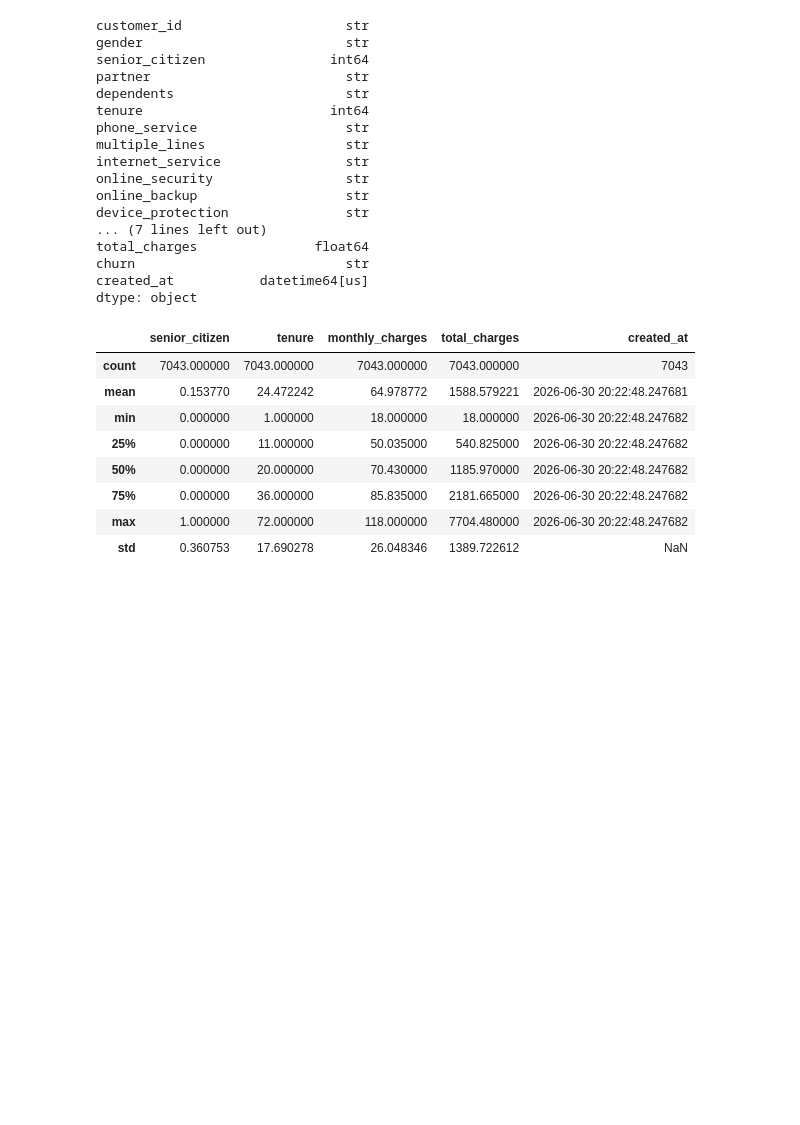
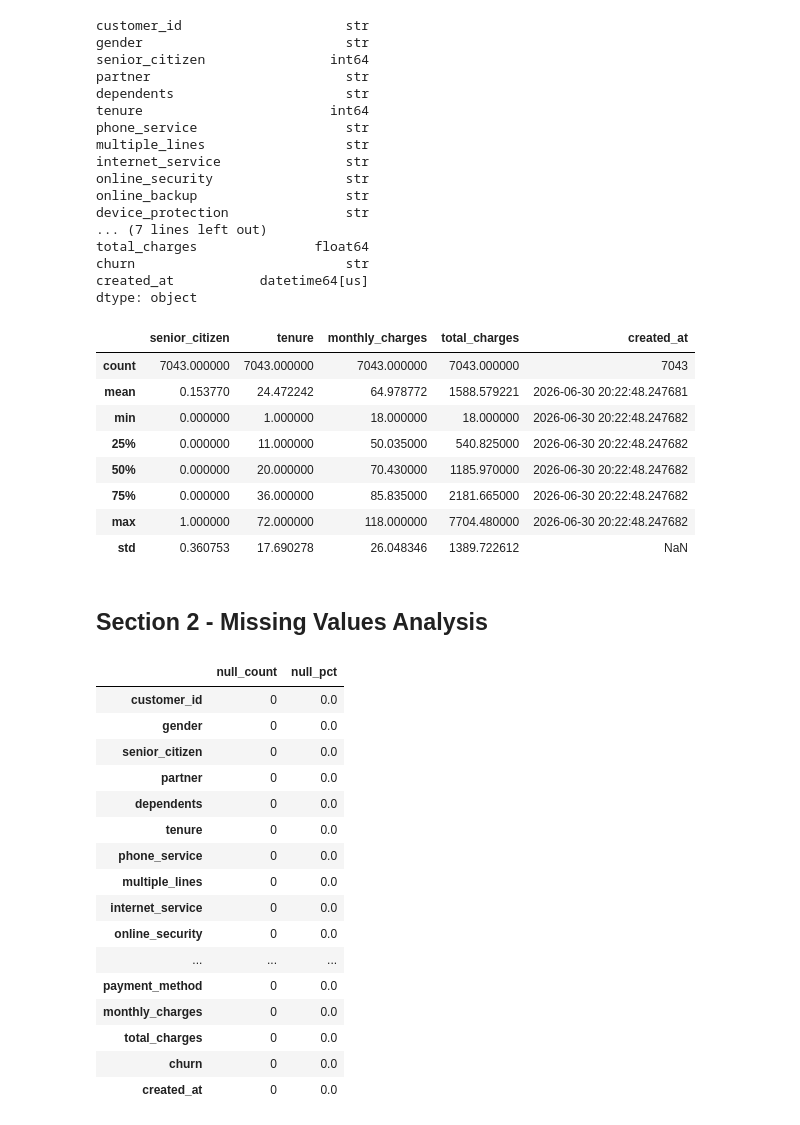
Before and after one commit to raja69reddy/customer-churn-predictor, a Jupyter notebook: notebooks/01_eda.ipynb, the cells around one changed output. Cells and saved outputs as stored; diff of their text form; code cells hidden in the pictures; blank space fills up the shorter version.

```diff
--- a/notebooks/01_eda.ipynb
+++ b/notebooks/01_eda.ipynb
@@ -64,3 +64,28 @@ df.describe()
 | 75% | 0.000000 | 36.000000 | 85.835000 | 2181.665000 | 2026-06-30 20:22:48.247682 |
 | max | 1.000000 | 72.000000 | 118.000000 | 7704.480000 | 2026-06-30 20:22:48.247682 |
 | std | 0.360753 | 17.690278 | 26.048346 | 1389.722612 | NaN |
+# %% [markdown]
+## Section 2 - Missing Values Analysis
+# %%
+null_counts = df.isnull().sum()
+null_pct = (null_counts / len(df) * 100).round(2)
+missing_summary = pd.DataFrame({'null_count': null_counts, 'null_pct': null_pct})
+missing_summary.sort_values('null_count', ascending=False)
+# %% [output]
+|  | null_count | null_pct |
+| customer_id | 0 | 0.0 |
+| gender | 0 | 0.0 |
+| senior_citizen | 0 | 0.0 |
+| partner | 0 | 0.0 |
+| dependents | 0 | 0.0 |
+| tenure | 0 | 0.0 |
+| phone_service | 0 | 0.0 |
+| multiple_lines | 0 | 0.0 |
+| internet_service | 0 | 0.0 |
+| online_security | 0 | 0.0 |
+| ... | ... | ... |
+| payment_method | 0 | 0.0 |
+| monthly_charges | 0 | 0.0 |
+| total_charges | 0 | 0.0 |
+| churn | 0 | 0.0 |
+| created_at | 0 | 0.0 |
```
Also changed, not shown: parts of 4 cells of this notebook.
